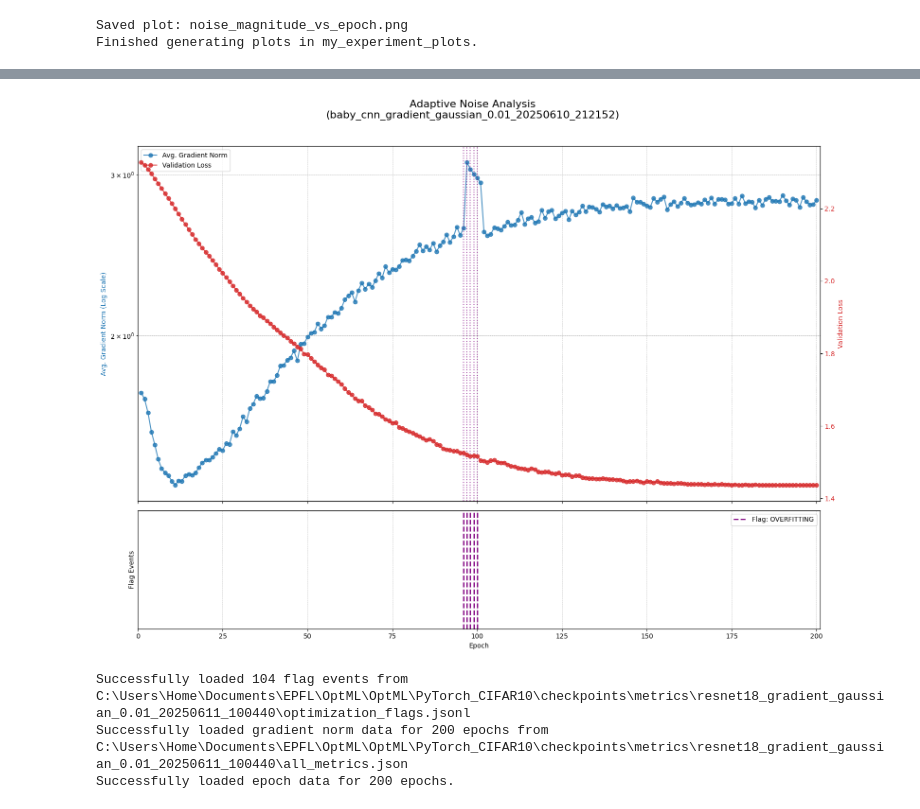
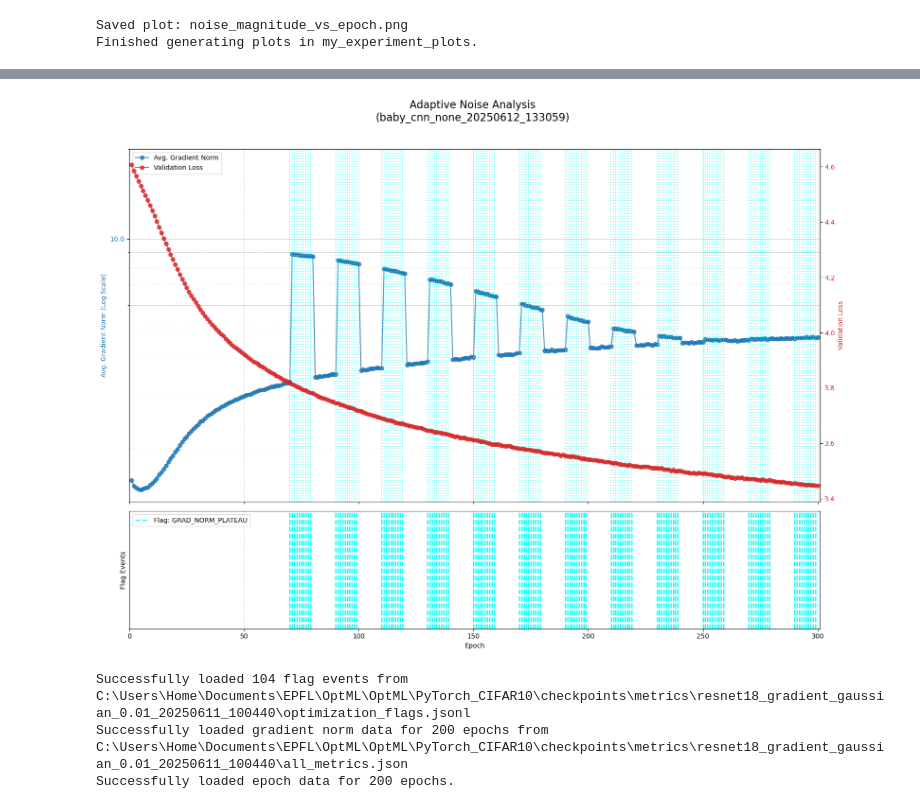
Before and after one commit to AdrienFeillard/OptML_project, a Jupyter notebook: plot_adrien.ipynb, the cells around one changed output, grey strips where cells are left out. Cells and saved outputs as stored; diff of their text form; code cells hidden in the pictures.

```diff
--- a/plot_adrien.ipynb
+++ b/plot_adrien.ipynb
@@ -944,7 +944,7 @@ import os
 import matplotlib.pyplot as plt
 import pandas as pd
 import numpy as np
-
+from matplotlib.ticker import ScalarFormatter
 def plot_adaptive_noise_analysis(experiment_dir: str):
     """
     Loads and plots experiment data to analyze adaptive noise triggers.
@@ -1010,7 +1010,8 @@ def plot_adaptive_noise_analysis(experiment_dir: str):
         ax1.plot(avg_grad_norms['epoch'], avg_grad_norms['total_norm'], 'o-', label='Avg. Gradient Norm', color='tab:blue', alpha=0.8)
     ax1.tick_params(axis='y', labelcolor='tab:blue')
     ax1.grid(True, which='both', linestyle='--', linewidth=0.5)
-
+    ax1.yaxis.set_major_formatter(ScalarFormatter())
+    ax1.set_ylim(0.0,20.0)
     ax1_twin = ax1.twinx()
     ax1_twin.set_ylabel('Validation Loss', color='tab:red')
     if epoch_data is not None and 'val_loss' in epoch_data.columns:
@@ -1052,7 +1053,7 @@ def plot_adaptive_noise_analysis(experiment_dir: str):
 
 # --- USAGE EXAMPLE ---
 # Use the same experiment path as before
-experiment_path = r"C:\Users\Home\Documents\EPFL\OptML\OptML\PyTorch_CIFAR10\checkpoints\metrics\baby_cnn_gradient_gaussian_0.01_20250610_212152"
+experiment_path = r"C:\Users\Home\Documents\EPFL\OptML\OptML\PyTorch_CIFAR10\checkpoints\metrics\baby_cnn_none_20250612_133059"
 
 if os.path.isdir(experiment_path):
     plot_adaptive_noise_analysis(experiment_path)
@@ -1066,4 +1067,4 @@ Successfully loaded epoch data for 200 epochs.
-[figure, old version]
+[figure, new version]
 # %%
 # --- USAGE EXAMPLE ---
 # Use the same experiment path as before
```
Also changed, not shown: parts of 4 cells of this notebook, 1 other file.
